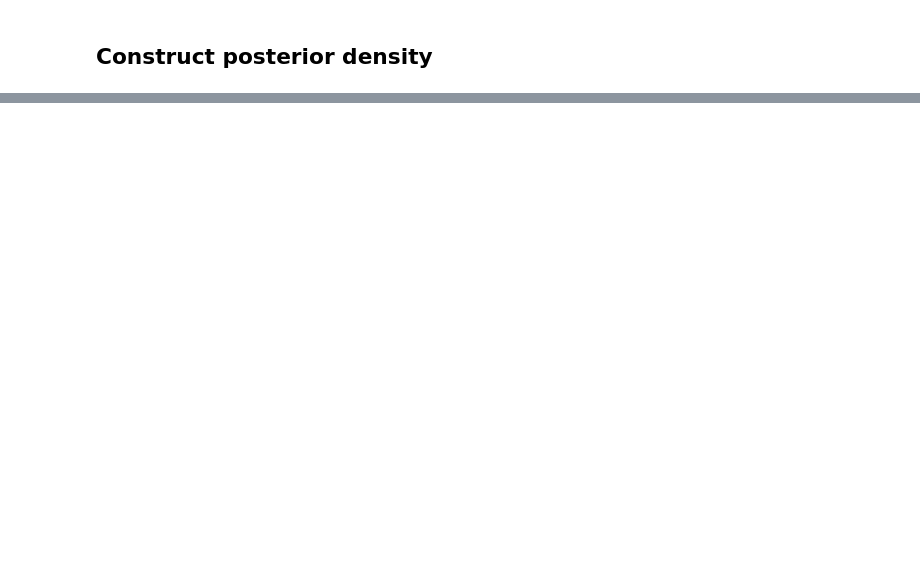
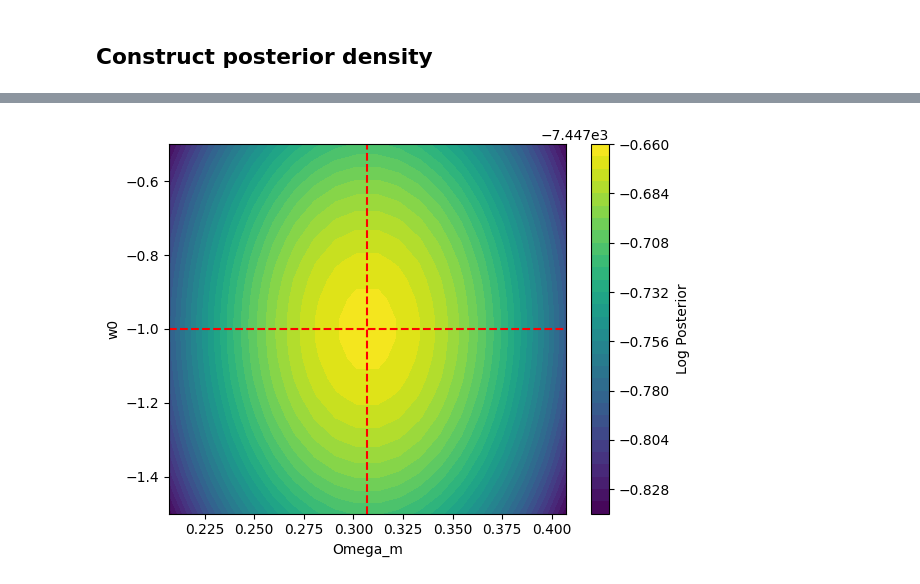
Before and after one commit to ConnorStoneAstro/cosmographi, a Jupyter notebook: docs/muzcosmology.ipynb, the cells around one changed output, grey strips where cells are left out. Drawn from its saved outputs; the diff is of its cells as text; code cells hidden in the pictures; blank space fills up the shorter version.

```diff
--- a/docs/muzcosmology.ipynb
+++ b/docs/muzcosmology.ipynb
@@ -121,0 +261,26 @@ class Posterior(ck.Module):
+# %%
+posterior = Posterior(
+    likelihood=Likelihood(
+        cosmology,
+        ratecombined,
+        detect_Ia,
+        detect_Ibc,
+        obs_mean_detected,
+        obs_cov_detected,
+        name=f"likelihood",
+    ),
+    prior=Prior(cosmology, detect_Ia, detect_Ibc),
+)
+
+start = time()
+print(posterior.log_posterior())
+print("Time taken (s):", time() - start)
+start = time()
+print(posterior.log_posterior())
+print("Time taken (s):", time() - start)
+start = time()
+print(posterior.log_posterior())
+print("Time taken (s):", time() - start)
+start = time()
+print(posterior.log_posterior())
+print("Time taken (s):", time() - start)
@@ -121,0 +296,14 @@ class Posterior(ck.Module):
+# %%
+Om = jnp.linspace(0.207, 0.407, 20)
+Ow = jnp.linspace(-1.5, -0.5, 20)
+x = jnp.stack(jnp.meshgrid(Om, Ow, indexing="ij"), axis=-1)
+Lp = jax.vmap(posterior.log_posterior)(x.reshape(-1, 2)).reshape(20, 20)
+plt.contourf(Om, Ow, Lp, levels=30, cmap="viridis")
+plt.axvline(cosmo_mean[0], color="r", linestyle="--", label="True Omega_m")
+plt.axhline(cosmo_mean[1], color="r", linestyle="--", label="True w0")
+plt.colorbar(label="Log Posterior")
+plt.xlabel("Omega_m")
+plt.ylabel("w0")
+plt.show()
+# %% [output]
+[figure, added]
```
Also changed, not shown: parts of 7 cells of this notebook, 5 other files.
